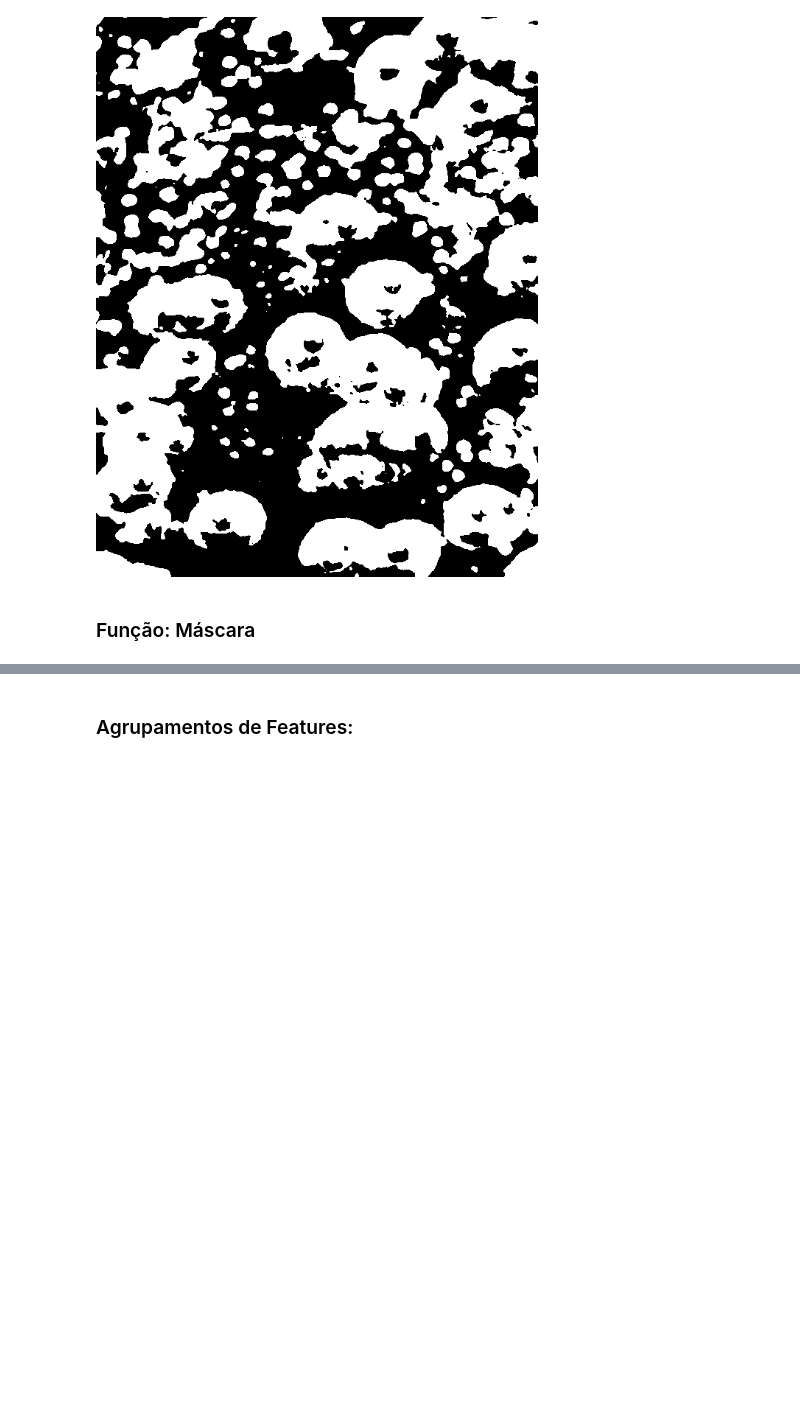
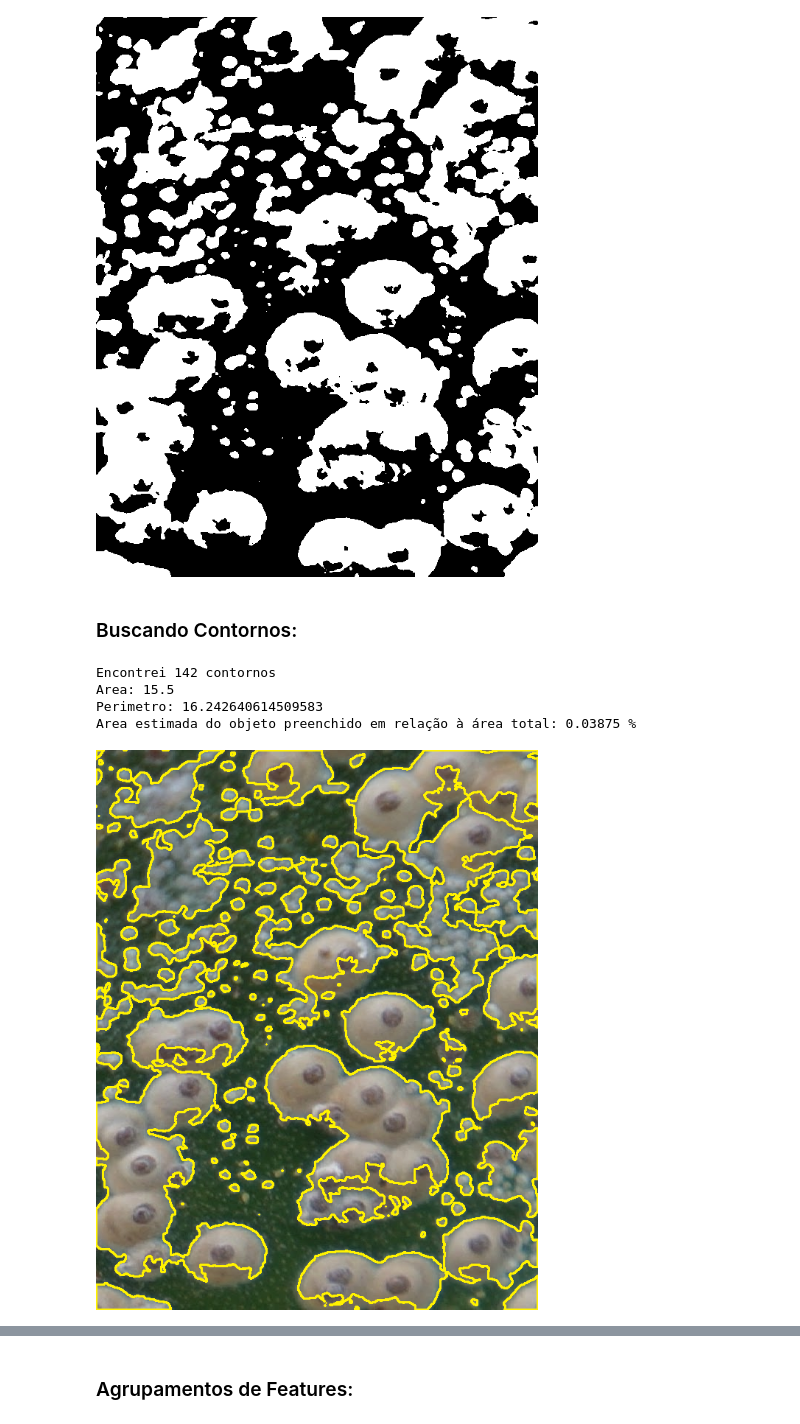
Before and after one commit to Gus-1003/Projeto_Pesquisa_PalmaS, a Jupyter notebook: PrimeirosTestes/Teste3.ipynb, the cells around one changed output, grey strips where cells are left out. Drawn from its saved outputs; the diff is of its cells as text; code cells hidden in the pictures; blank space fills up the shorter version.

```diff
--- a/PrimeirosTestes/Teste3.ipynb
+++ b/PrimeirosTestes/Teste3.ipynb
@@ -109,5 +111,5 @@ ret, thresh = cv.threshold(corte, 0, 255, cv.THRESH_BINARY + cv.THRESH_OTSU)
 cv2_imshow(thresh)
 # %% [output]
 [figure]
-# %% [markdown]
-### Função: Máscara
+# %% [markdown]
+### Buscando Contornos:
@@ -113,0 +119,18 @@ cv2_imshow(thresh)
+# %%
+print('Encontrei ' + str(len(contours)) + ' contornos')
+area = cv.contourArea(contours[0])
+perimeter = cv.arcLength(contours[0],True) #if not convex, False
+
+print('Area: ' + str(area))
+print('Perimetro: ' + str(perimeter))
+
+print('Area estimada do objeto preenchido em relação à área total: ' + str((area/40000)*100) + ' %')
+
+cv.drawContours(corteIm, contours, -1, (0,242,255), 2); #unico contorno 0
+cv2_imshow(corteIm)
+# %% [output]
+Encontrei 142 contornos
+Area: 15.5
+Perimetro: 16.242640614509583
+Area estimada do objeto preenchido em relação à área total: 0.03875 %
+[figure, added]
```
Also changed, not shown: parts of 12 cells of this notebook.
